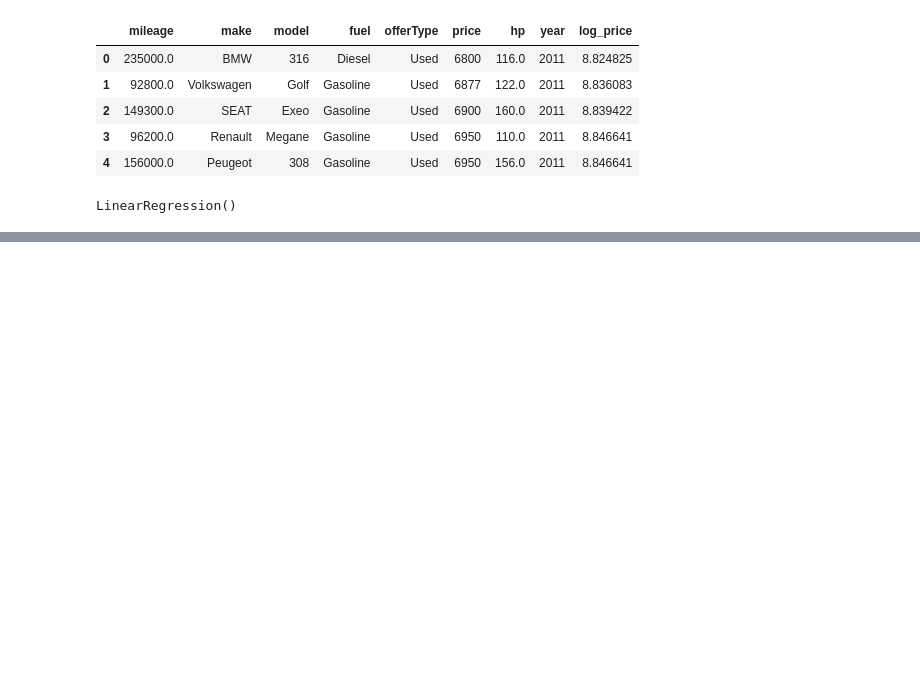
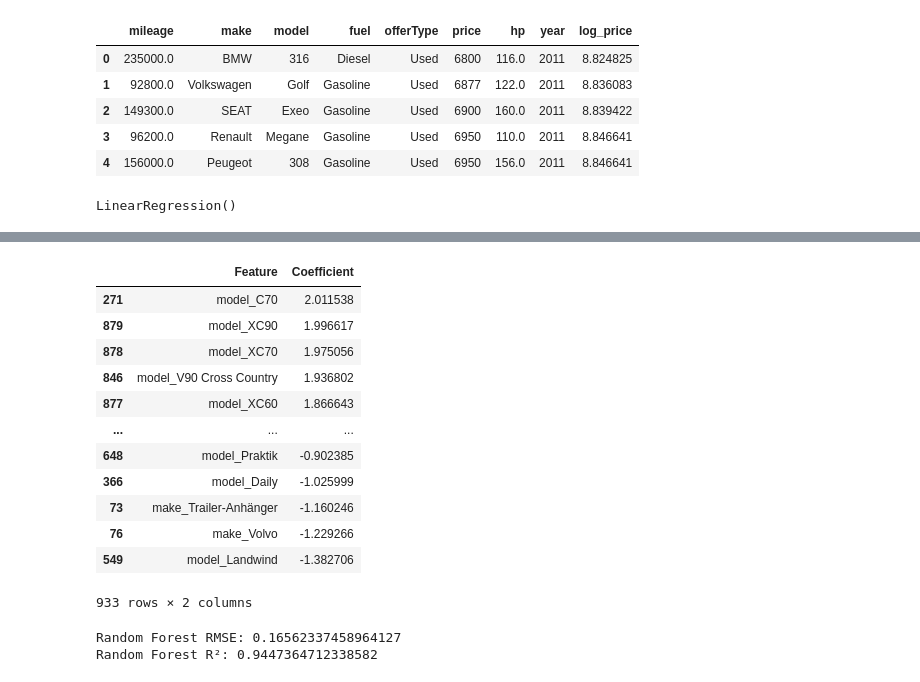
Before and after one commit to umarmohdcr7-spec/data-analysis-agent, a Jupyter notebook: main.ipynb, the cells around one changed output, grey strips where cells are left out. Cells and saved outputs as stored; diff of their text form; code cells hidden in the pictures; blank space fills up the shorter version.

```diff
--- a/main.ipynb
+++ b/main.ipynb
@@ -444,3 +443,29 @@ R²: 0.9013908102978178
 #Since r2 is 0.90, it means that the model explains 90% of the variation in price. This means the model is good enough.
 #RMSE is 0.22 on log scale which is translated as 1.25 (Error factor : 1.25 = 1 + 0.25) which means that the error could be on both sides meaning +-25% as we are in Log space
 #We converted log RMSE to normal values by  exp(0.22) ≈ 1.25.
+# %%
+coefficients = pd.DataFrame({
+    "Feature": X_encoded.columns,
+    "Coefficient": model.coef_
+})
+
+coefficients_sorted = coefficients.sort_values(
+    by="Coefficient",
+    ascending=False
+)
+
+coefficients_sorted
+# %% [output]
+|  | Feature | Coefficient |
+| 271 | model_C70 | 2.011538 |
+| 879 | model_XC90 | 1.996617 |
+| 878 | model_XC70 | 1.975056 |
+| 846 | model_V90 Cross Country | 1.936802 |
+| 877 | model_XC60 | 1.866643 |
+| ... | ... | ... |
+| 648 | model_Praktik | -0.902385 |
+| 366 | model_Daily | -1.025999 |
+| 73 | make_Trailer-Anhänger | -1.160246 |
+| 76 | make_Volvo | -1.229266 |
+| 549 | model_Landwind | -1.382706 |
+933 rows × 2 columns
@@ -446,0 +485,9 @@ R²: 0.9013908102978178
+# %%
+rf_rmse = np.sqrt(mean_squared_error(y_test, rf_pred))
+rf_r2 = r2_score(y_test, rf_pred)
+
+print("Random Forest RMSE:", rf_rmse)
+print("Random Forest R²:", rf_r2)
+# %% [output]
+Random Forest RMSE: 0.16562337458964127
+Random Forest R²: 0.9447364712338582
```
Also changed, not shown: parts of 19 cells of this notebook, 3 other files.
